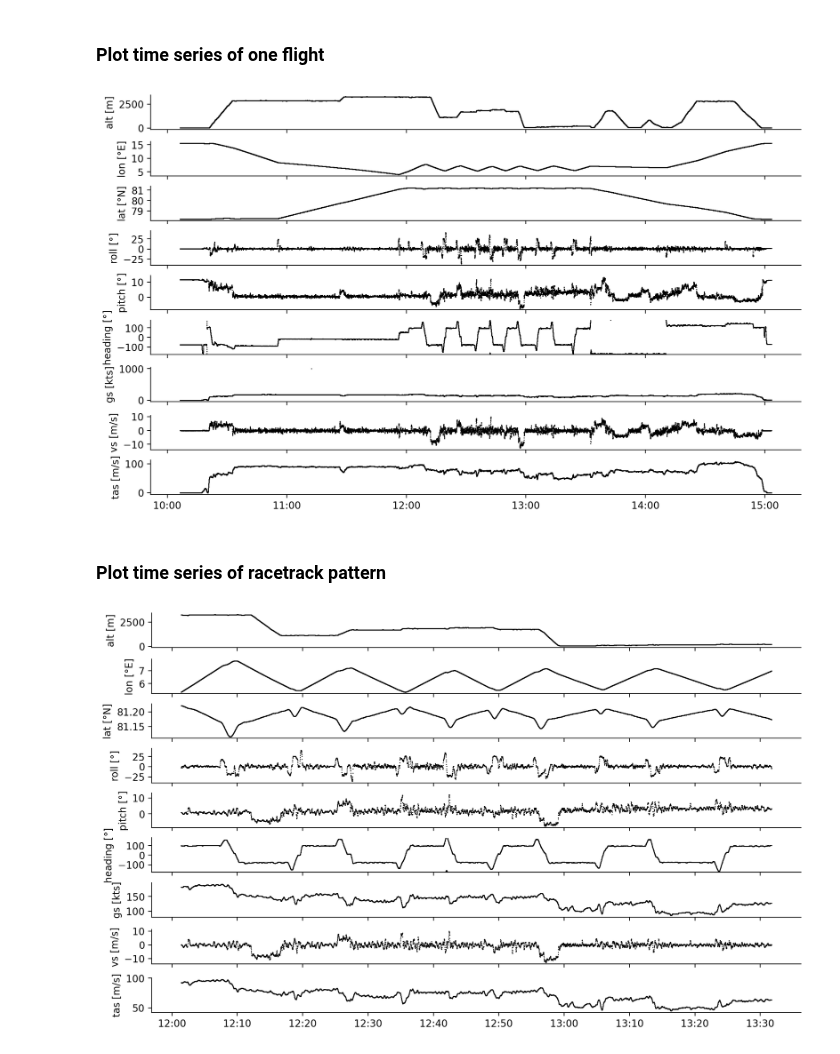
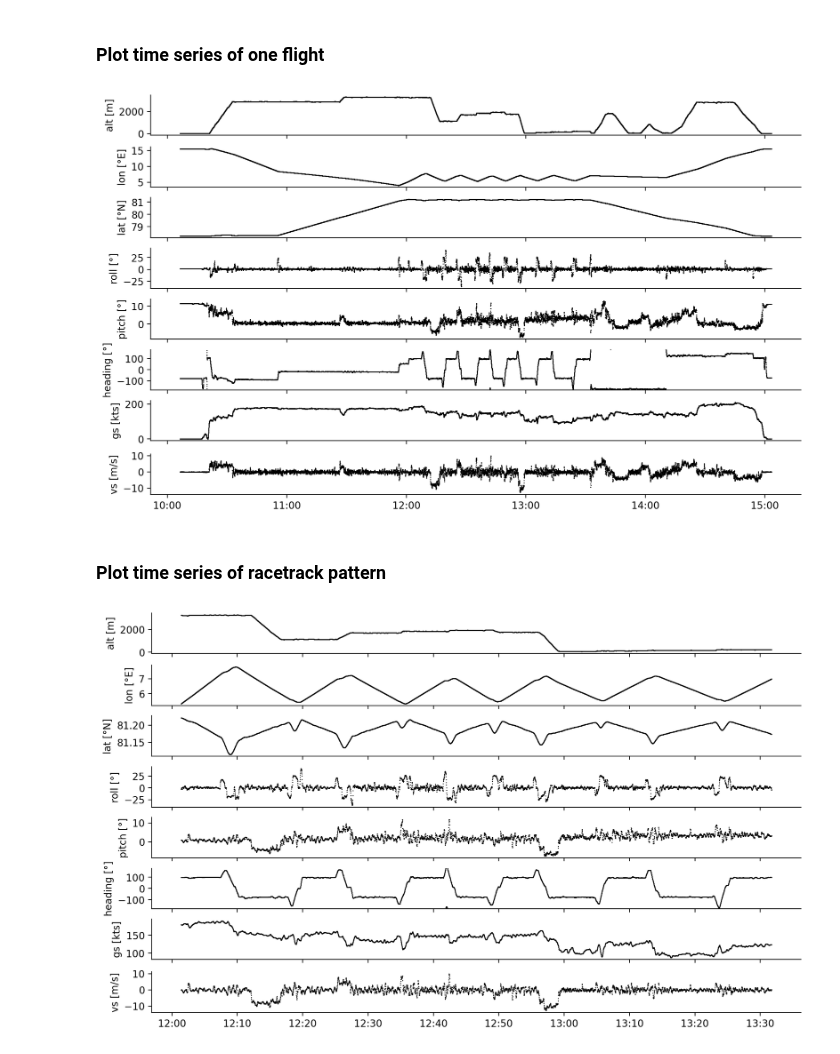
Before and after one commit to igmk/how_to_ac3airborne, a Jupyter notebook: how_to_ac3airborne/datasets/polar/gps_ins.ipynb, the cells around one changed output. Drawn from its saved outputs; the diff is of its cells as text; code cells hidden in the pictures.

```diff
--- a/how_to_ac3airborne/datasets/polar/gps_ins.ipynb
+++ b/how_to_ac3airborne/datasets/polar/gps_ins.ipynb
@@ -142,48 +139,44 @@ Map(center=[80.0, 6], controls=(ZoomControl(options=['position', 'zoom_in_text',
 # %% [markdown]
 ### Plot time series of one flight
 # %%
-fig, ax = plt.subplots(9, 1, sharex=True)
+fig, ax = plt.subplots(8, 1, sharex=True)
 
 kwargs = dict(s=1, linewidths=0, color='k')
 
 ax[0].scatter(ds_gps_ins.time, ds_gps_ins['alt'], **kwargs)
 ax[0].set_ylabel('alt [m]')
 
 ax[1].scatter(ds_gps_ins.time, ds_gps_ins['lon'], **kwargs)
 ax[1].set_ylabel('lon [°E]')
 
 ax[2].scatter(ds_gps_ins.time, ds_gps_ins['lat'], **kwargs)
 ax[2].set_ylabel('lat [°N]')
 
 ax[3].scatter(ds_gps_ins.time, ds_gps_ins['roll'], **kwargs)
 ax[3].set_ylabel('roll [°]')
 
 ax[4].scatter(ds_gps_ins.time, ds_gps_ins['pitch'], **kwargs)
 ax[4].set_ylabel('pitch [°]')
 
 ax[5].scatter(ds_gps_ins.time, ds_gps_ins['heading'], **kwargs)
 ax[5].set_ylim(-180, 180)
 ax[5].set_ylabel('heading [°]')
 
 ax[6].scatter(ds_gps_ins.time, ds_gps_ins['gs'], **kwargs)
 ax[6].set_ylabel('gs [kts]')
 
 ax[7].scatter(ds_gps_ins.time, ds_gps_ins['vs'], **kwargs)
 ax[7].set_ylabel('vs [m/s]')
 
-ax[8].scatter(ds_gps_ins.time, ds_gps_ins['tas'], **kwargs)
-ax[8].set_ylabel('tas [m/s]')
-
-
 ax[-1].xaxis.set_major_formatter(mdates.DateFormatter('%H:%M'))
 
 plt.show()
 # %% [output]
-[figure, old version]
+[figure, new version]
 # %% [markdown]
 ### Plot time series of racetrack pattern
 # %%
-fig, ax = plt.subplots(9, 1, sharex=True)
+fig, ax = plt.subplots(8, 1, sharex=True)
 
 kwargs = dict(s=1, linewidths=0, color='k')
 
@@ -212,12 +205,8 @@ ax[6].set_ylabel('gs [kts]')
 ax[7].scatter(ds_gps_ins_rt.time, ds_gps_ins_rt['vs'], **kwargs)
 ax[7].set_ylabel('vs [m/s]')
 
-ax[8].scatter(ds_gps_ins_rt.time, ds_gps_ins_rt['tas'], **kwargs)
-ax[8].set_ylabel('tas [m/s]')
-
-
 ax[-1].xaxis.set_major_formatter(mdates.DateFormatter('%H:%M'))
 
 plt.show()
 # %% [output]
-[figure, old version]
+[figure, new version]
```
Also changed, not shown: parts of 4 cells of this notebook, 2 other files.
